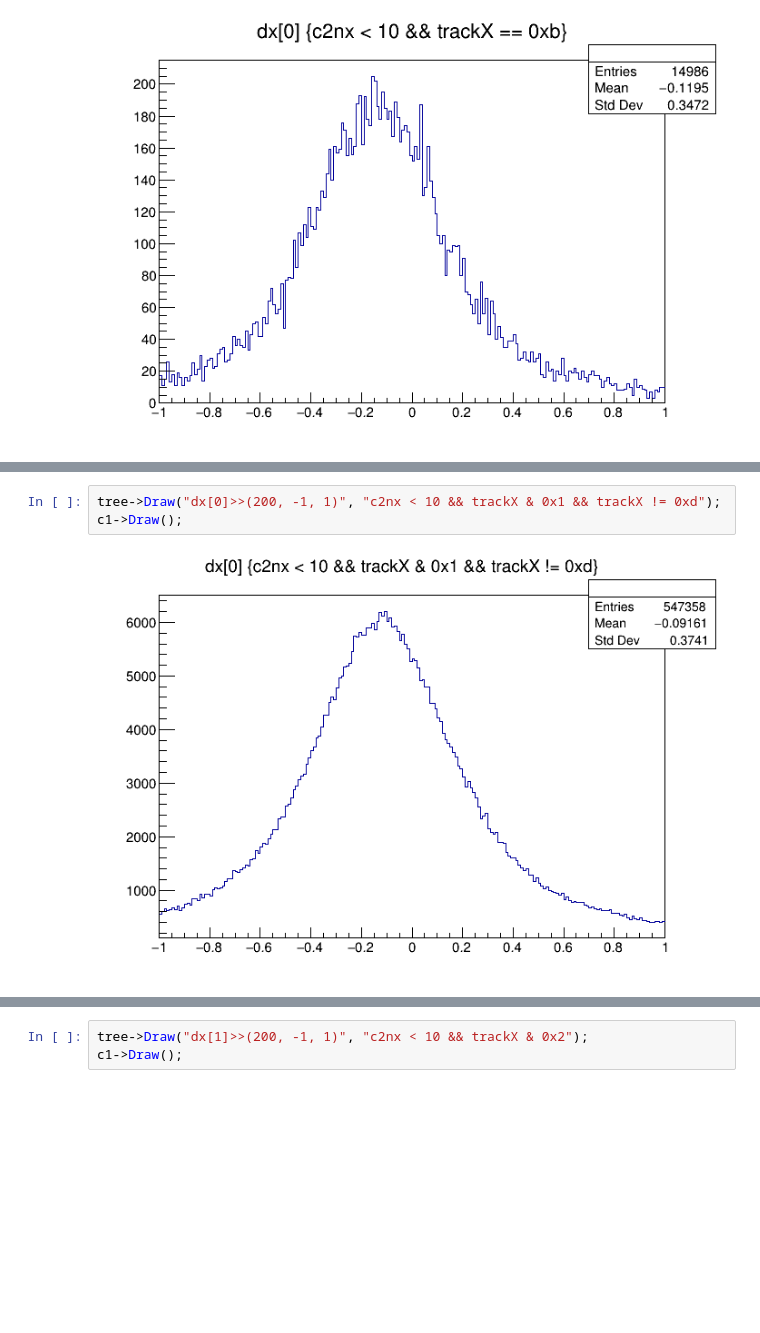
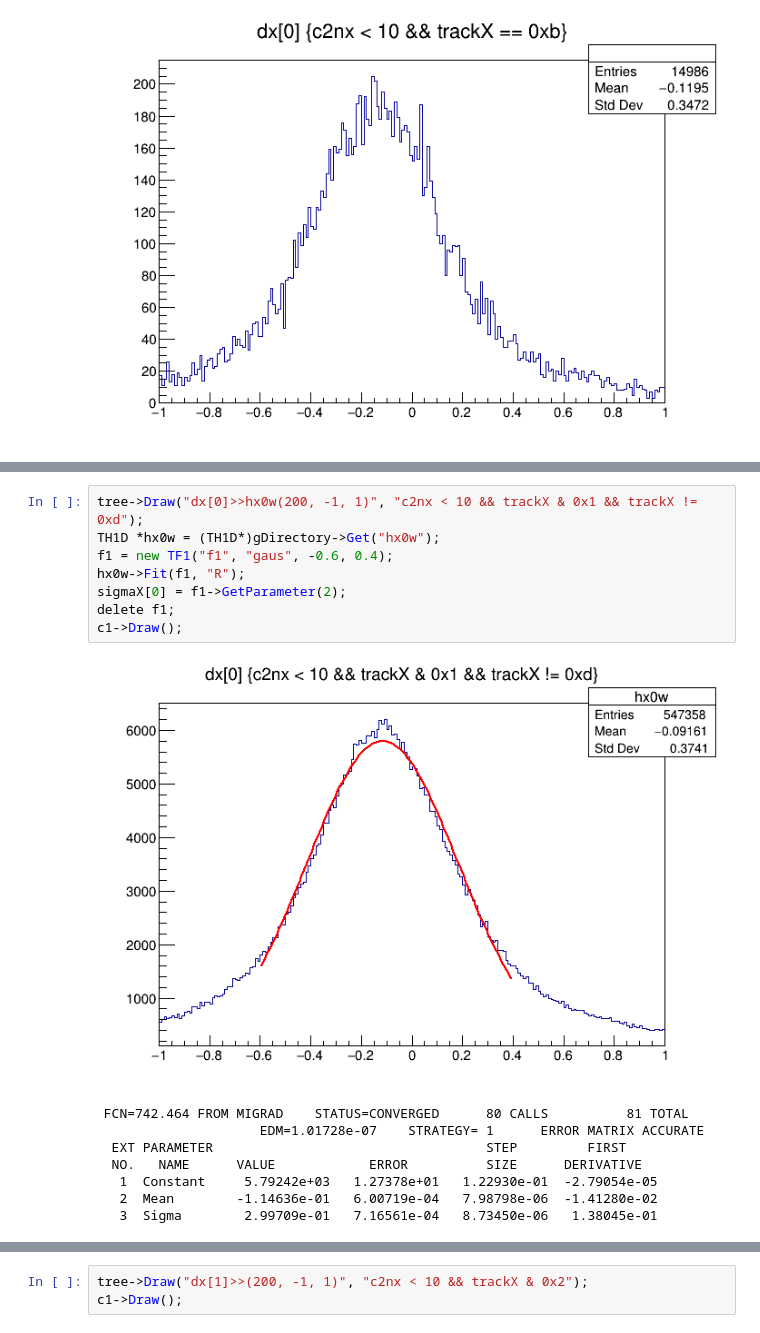
Before and after one commit to kinstaky/CourseDataAnalysis, a Jupyter notebook: hw2_1/jupyter/Residual.ipynb, the cells around one changed output, grey strips where cells are left out. Saved outputs shown, nothing was run; the diff lists cells and outputs as text; blank space fills up the shorter version.

```diff
--- a/hw2_1/jupyter/Residual.ipynb
+++ b/hw2_1/jupyter/Residual.ipynb
@@ -49,5 +71,17 @@ c1->Draw();
 # %%
-tree->Draw("dx[0]>>(200, -1, 1)", "c2nx < 10 && trackX & 0x1 && trackX != 0xd");
+tree->Draw("dx[0]>>hx0w(200, -1, 1)", "c2nx < 10 && trackX & 0x1 && trackX != 0xd");
+TH1D *hx0w = (TH1D*)gDirectory->Get("hx0w");
+f1 = new TF1("f1", "gaus", -0.6, 0.4);
+hx0w->Fit(f1, "R");
+sigmaX[0] = f1->GetParameter(2);
+delete f1;
 c1->Draw();
 # %% [output]
-[figure, old version]
+[figure, new version]
+ FCN=742.464 FROM MIGRAD    STATUS=CONVERGED      80 CALLS          81 TOTAL
+                     EDM=1.01728e-07    STRATEGY= 1      ERROR MATRIX ACCURATE
+  EXT PARAMETER                                   STEP         FIRST
+  NO.   NAME      VALUE            ERROR          SIZE      DERIVATIVE
+   1  Constant     5.79242e+03   1.27378e+01   1.22930e-01  -2.79054e-05
+   2  Mean        -1.14636e-01   6.00719e-04   7.98798e-06  -1.41280e-02
+   3  Sigma        2.99709e-01   7.16561e-04   8.73450e-06   1.38045e-01
```
Also changed, not shown: parts of 74 cells of this notebook.
